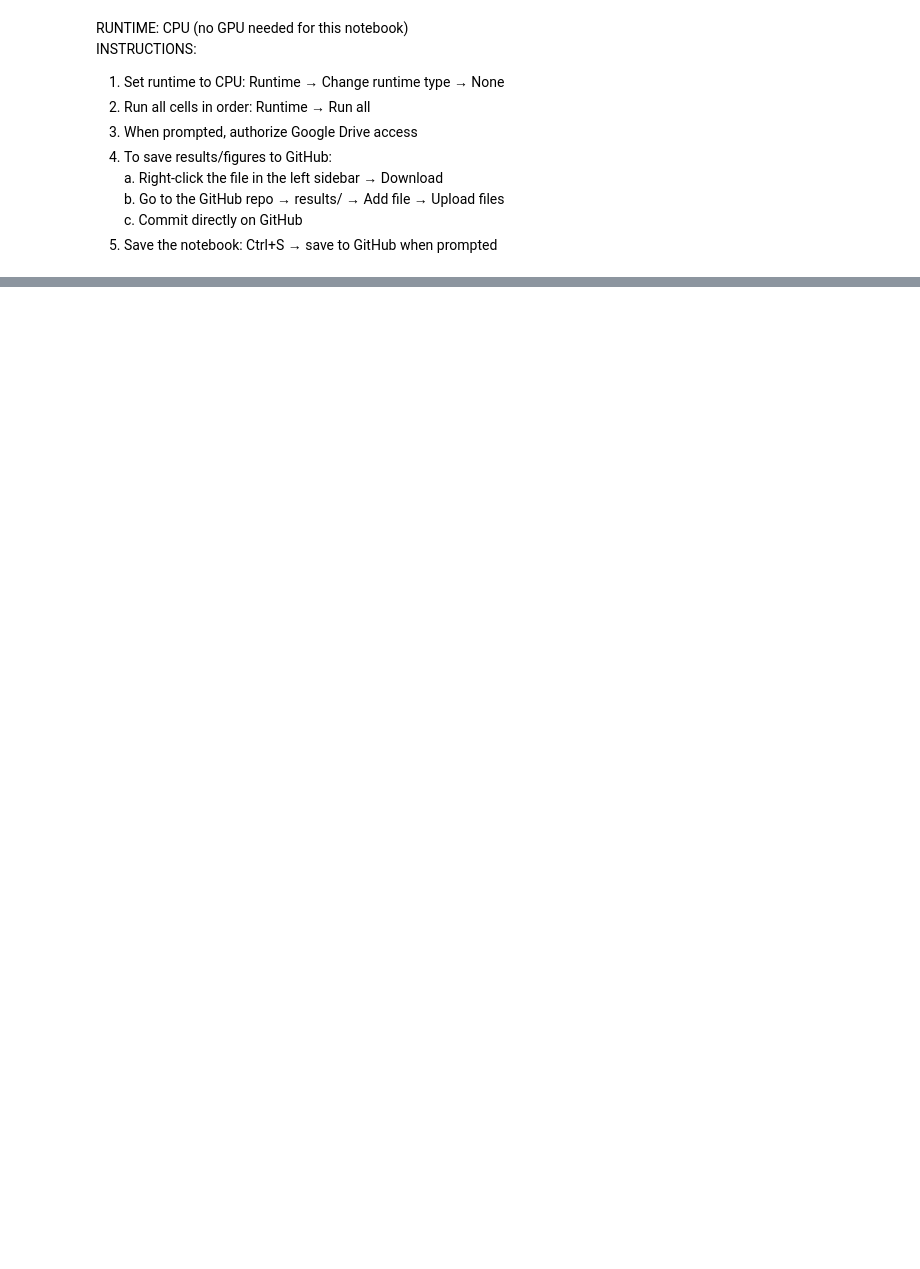
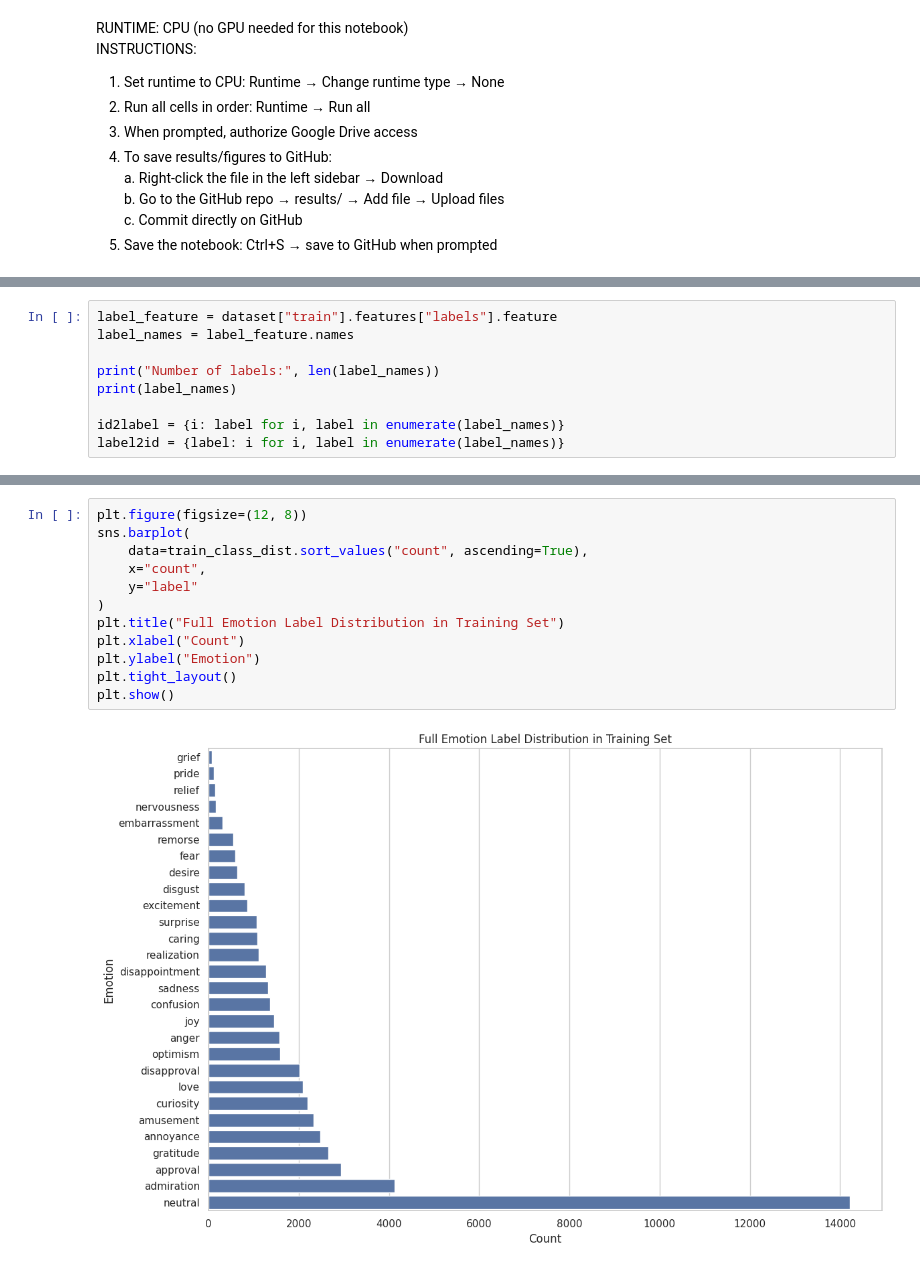
Before and after one commit to phisomni-edu/cs4120-project, a Jupyter notebook: notebooks/00_eda.ipynb, the cells around one changed output, grey strips where cells are left out. Saved outputs shown, nothing was run; the diff lists cells and outputs as text; blank space fills up the shorter version.

```diff
--- a/notebooks/00_eda.ipynb
+++ b/notebooks/00_eda.ipynb
@@ -29,0 +133,9 @@ GPU available: False
+# %%
+label_feature = dataset["train"].features["labels"].feature
+label_names = label_feature.names
+
+print("Number of labels:", len(label_names))
+print(label_names)
+
+id2label = {i: label for i, label in enumerate(label_names)}
+label2id = {label: i for i, label in enumerate(label_names)}
@@ -29,0 +496,14 @@ GPU available: False
+# %%
+plt.figure(figsize=(12, 8))
+sns.barplot(
+    data=train_class_dist.sort_values("count", ascending=True),
+    x="count",
+    y="label"
+)
+plt.title("Full Emotion Label Distribution in Training Set")
+plt.xlabel("Count")
+plt.ylabel("Emotion")
+plt.tight_layout()
+plt.show()
+# %% [output]
+[figure, added]
```
Also changed, not shown: parts of 36 cells of this notebook.
